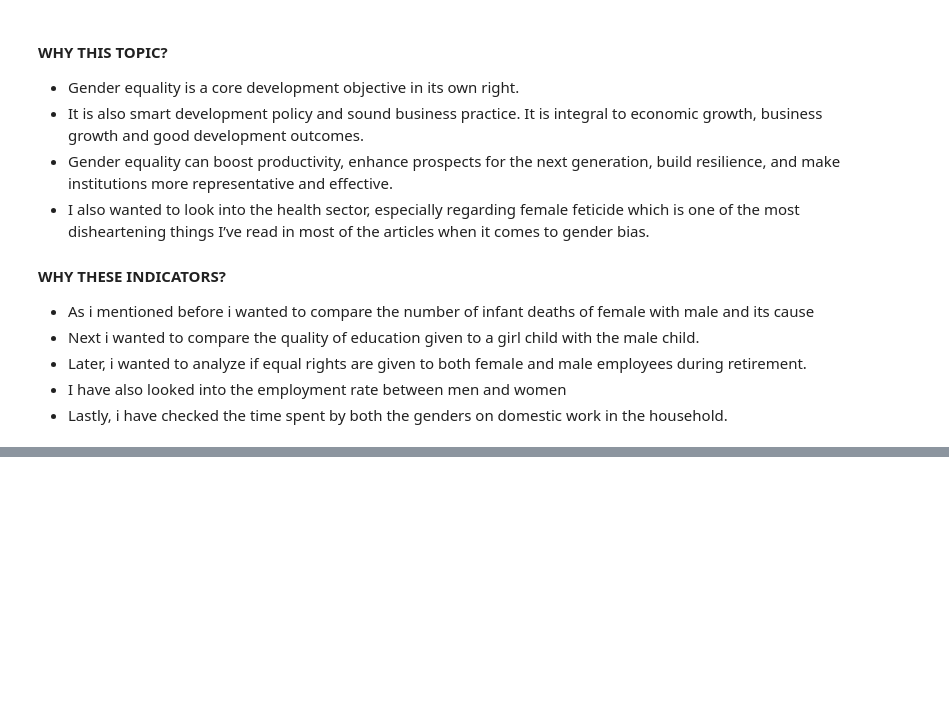
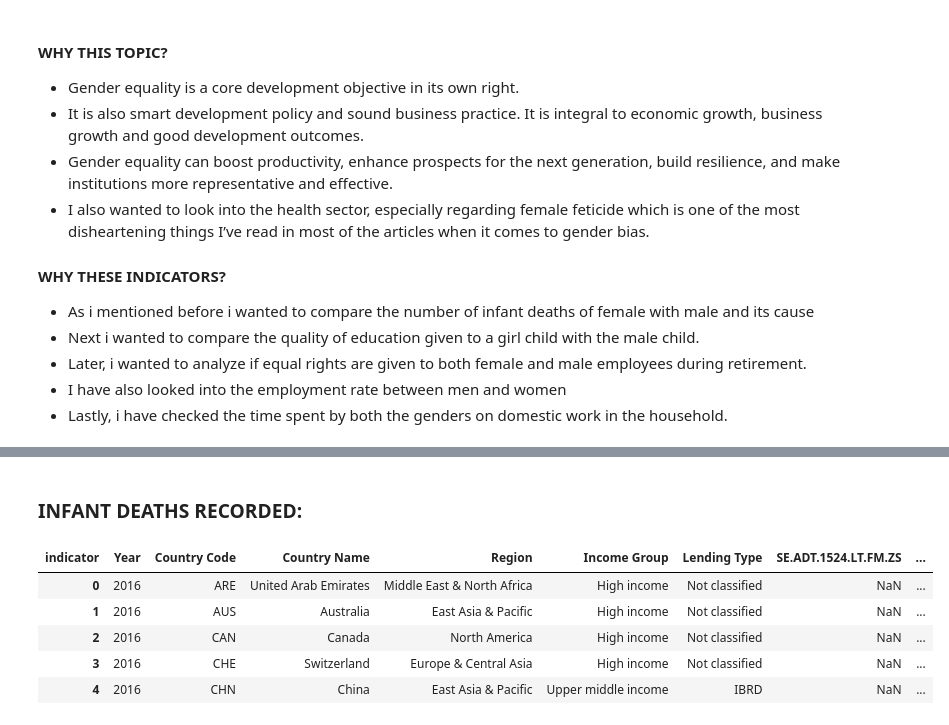
Before and after one commit to Jyothsna9618/Jabboju1, a Jupyter notebook: Individual_Project/ipynb/project.ipynb, the cells around one changed output, grey strips where cells are left out. Saved outputs shown, nothing was run; the diff lists cells and outputs as text; code cells hidden in the pictures; blank space fills up the shorter version.

```diff
--- a/Individual_Project/ipynb/project.ipynb
+++ b/Individual_Project/ipynb/project.ipynb
@@ -54,0 +85,12 @@
+# %% [markdown]
+### INFANT DEATHS RECORDED:
+# %%
+df_infants_pvt = df.pivot(index =['Year','Country Code','Country Name','Region','Income Group','Lending Type'], columns ='indicator', values ='value').reset_index()
+df_infants_pvt.head(5)
+# %% [output]
+| indicator | Year | Country Code | Country Name | Region | Income Group | Lending Type | SE.ADT.1524.LT.FM.ZS | ... |
+| 0 | 2016 | ARE | United Arab Emirates | Middle East & North Africa | High income | Not classified | NaN | ... |
+| 1 | 2016 | AUS | Australia | East Asia & Pacific | High income | Not classified | NaN | ... |
+| 2 | 2016 | CAN | Canada | North America | High income | Not classified | NaN | ... |
+| 3 | 2016 | CHE | Switzerland | Europe & Central Asia | High income | Not classified | NaN | ... |
+| 4 | 2016 | CHN | China | East Asia & Pacific | Upper middle income | IBRD | NaN | ... |
```
Also changed, not shown: parts of 29 cells of this notebook.
